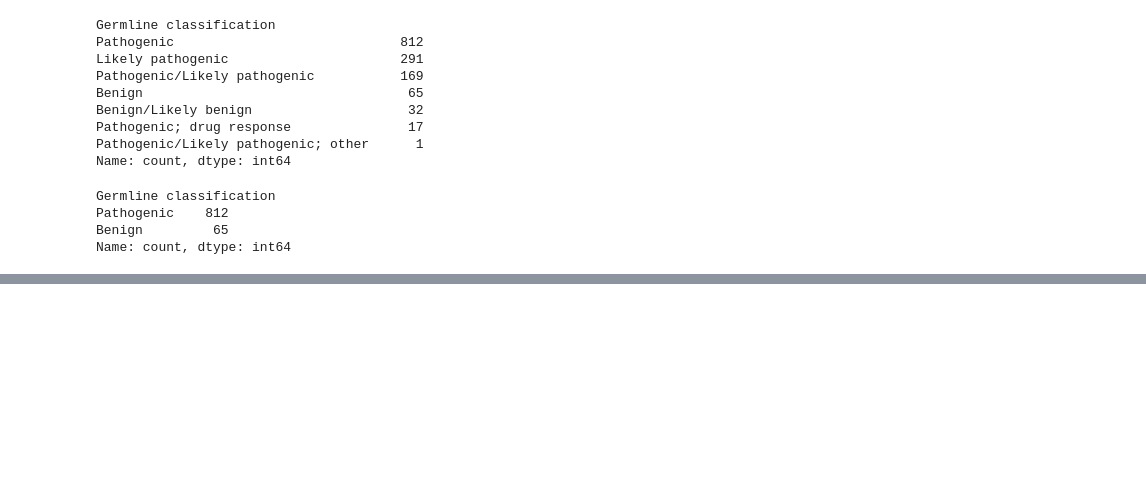
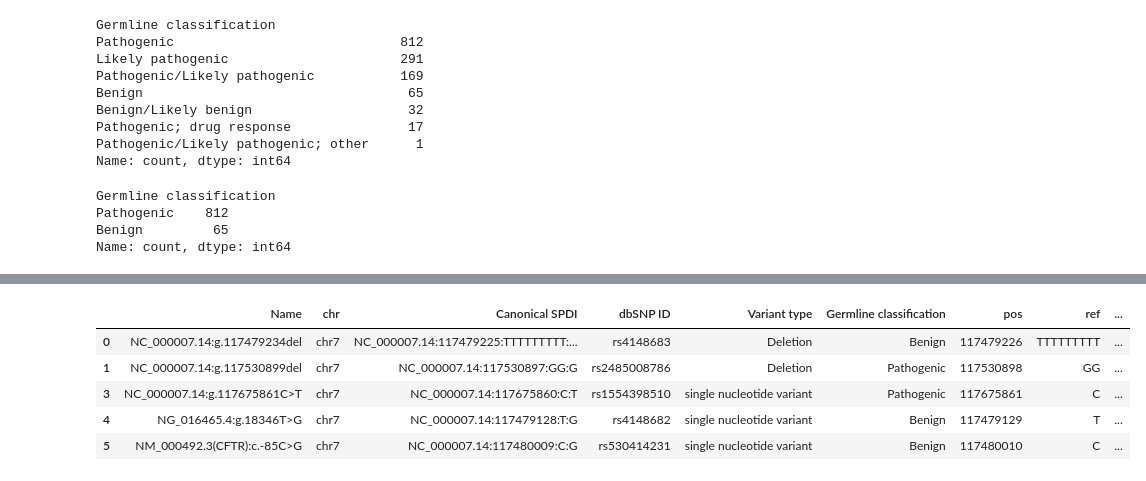
Before and after one commit to MrWhoCoded/cftr_disease_detection, a Jupyter notebook: cleaning.ipynb, the cells around one changed output, grey strips where cells are left out. Cells and saved outputs as stored; diff of their text form; code cells hidden in the pictures; blank space fills up the shorter version.

```diff
--- a/cleaning.ipynb
+++ b/cleaning.ipynb
@@ -364,0 +362,2 @@ clinvar.to_csv("clinvar_cleaned.csv", index = False)
+# %%
+clinvar = clinvar.iloc[:, [0, 1, 3, 4, 5, 6, 7, 8, 9, 10]]
@@ -364,0 +388,4 @@ clinvar.to_csv("clinvar_cleaned.csv", index = False)
+# %%
+cftr2['chr'] = 'chr' + cftr2['chr'].astype(str)
+clinvar['GRCh38Chromosome'] = 'chr' + clinvar['GRCh38Chromosome'].astype(str)
+clinvar.rename(columns = {"GRCh38Chromosome" : "chr"}, inplace = True)
@@ -364,0 +401,9 @@ clinvar.to_csv("clinvar_cleaned.csv", index = False)
+# %%
+clinvar.head()
+# %% [output]
+|  | Name | chr | Canonical SPDI | dbSNP ID | Variant type | Germline classification | pos | ref | ... |
+| 0 | NC_000007.14:g.117479234del | chr7 | NC_000007.14:117479225:TTTTTTTTT:... | rs4148683 | Deletion | Benign | 117479226 | TTTTTTTTT | ... |
+| 1 | NC_000007.14:g.117530899del | chr7 | NC_000007.14:117530897:GG:G | rs2485008786 | Deletion | Pathogenic | 117530898 | GG | ... |
+| 3 | NC_000007.14:g.117675861C>T | chr7 | NC_000007.14:117675860:C:T | rs1554398510 | single nucleotide variant | Pathogenic | 117675861 | C | ... |
+| 4 | NG_016465.4:g.18346T>G | chr7 | NC_000007.14:117479128:T:G | rs4148682 | single nucleotide variant | Benign | 117479129 | T | ... |
+| 5 | NM_000492.3(CFTR):c.-85C>G | chr7 | NC_000007.14:117480009:C:G | rs530414231 | single nucleotide variant | Benign | 117480010 | C | ... |
```
Also changed, not shown: parts of 14 cells of this notebook, 3 other files.
